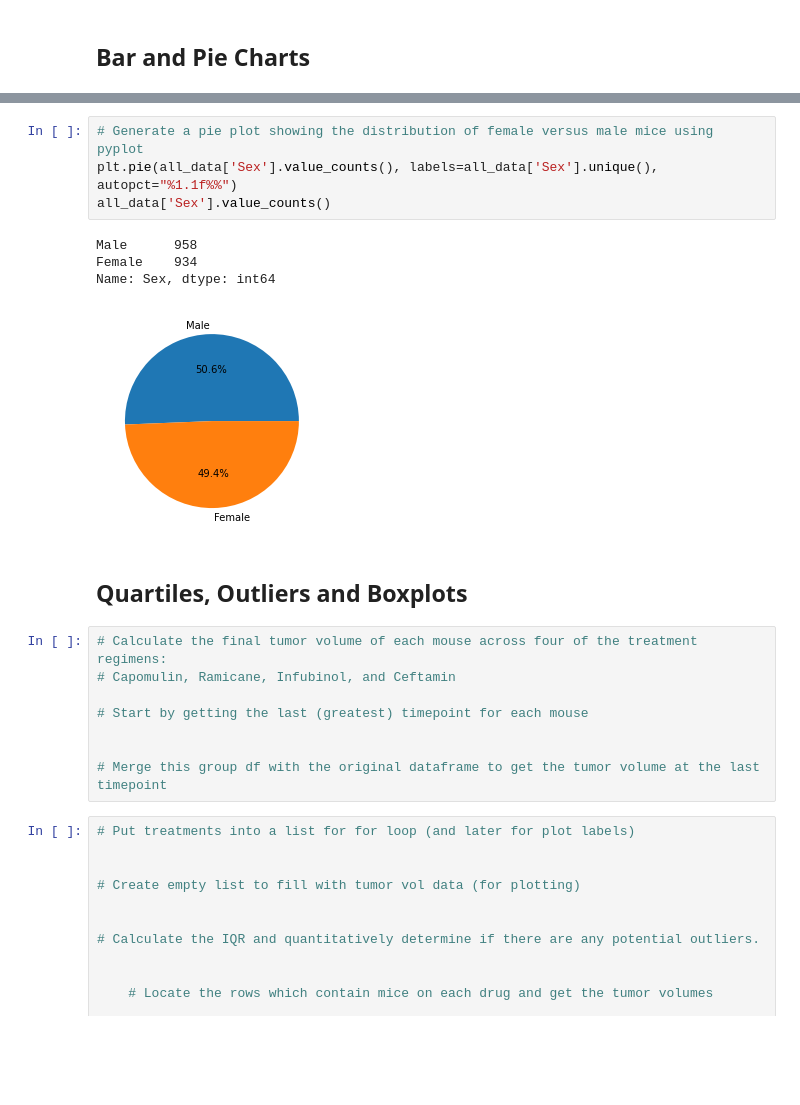
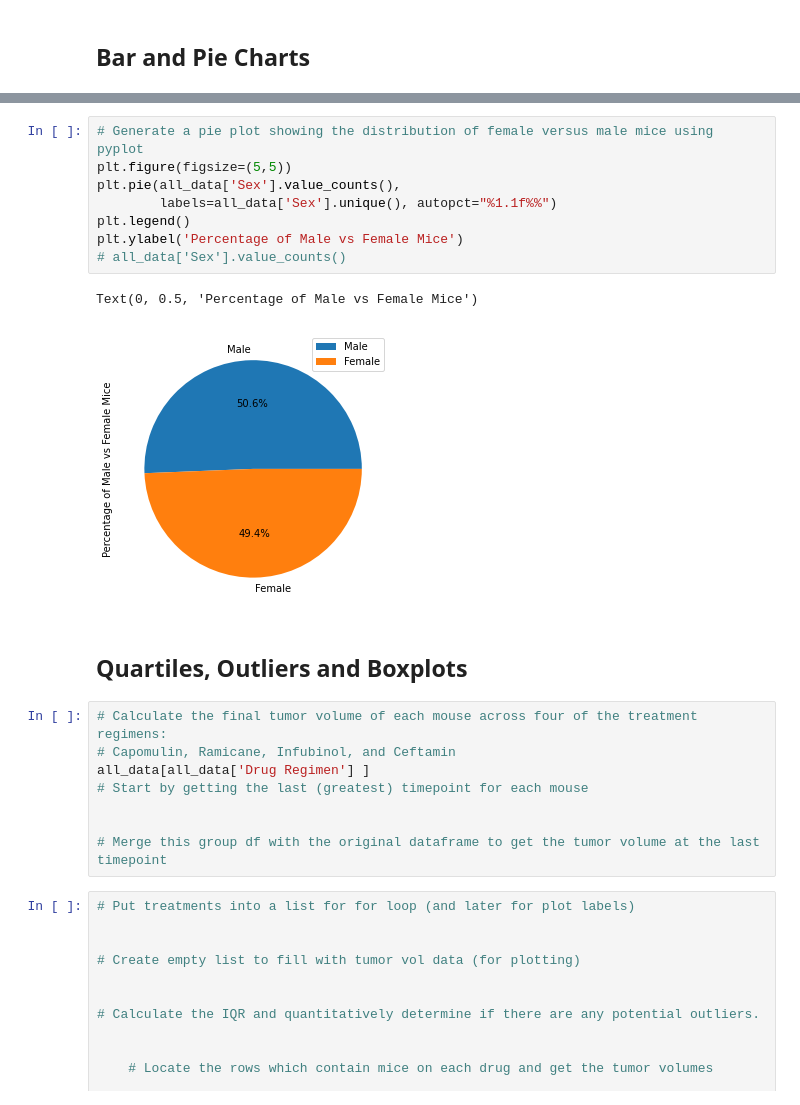
Before and after one commit to i-am-phoenix/rice-btcmp-hw5-matplotlib-challenge, a Jupyter notebook: pymaceuticals_starter.ipynb, the cells around one changed output, grey strips where cells are left out. Drawn from its saved outputs; the diff is of its cells as text; blank space fills up the shorter version.

```diff
--- a/pymaceuticals_starter.ipynb
+++ b/pymaceuticals_starter.ipynb
@@ -228,18 +238,20 @@ KeyError: "None of [Int64Index([958, 934], dtype='int64')] are in the [columns]"
 # %%
 # Generate a pie plot showing the distribution of female versus male mice using pyplot
-plt.pie(all_data['Sex'].value_counts(), labels=all_data['Sex'].unique(), autopct="%1.1f%%")
-all_data['Sex'].value_counts()
+plt.figure(figsize=(5,5))
+plt.pie(all_data['Sex'].value_counts(),
+        labels=all_data['Sex'].unique(), autopct="%1.1f%%")
+plt.legend()
+plt.ylabel('Percentage of Male vs Female Mice')
+# all_data['Sex'].value_counts()
 # %% [output]
-Male      958
-Female    934
-Name: Sex, dtype: int64
+Text(0, 0.5, 'Percentage of Male vs Female Mice')
-[figure, old version]
+[figure, new version]
 # %% [markdown]
 ## Quartiles, Outliers and Boxplots
 # %%
 # Calculate the final tumor volume of each mouse across four of the treatment regimens:
 # Capomulin, Ramicane, Infubinol, and Ceftamin
-
+all_data[all_data['Drug Regimen'] ]
 # Start by getting the last (greatest) timepoint for each mouse
 
 
```
Also changed, not shown: parts of 3 cells of this notebook.
